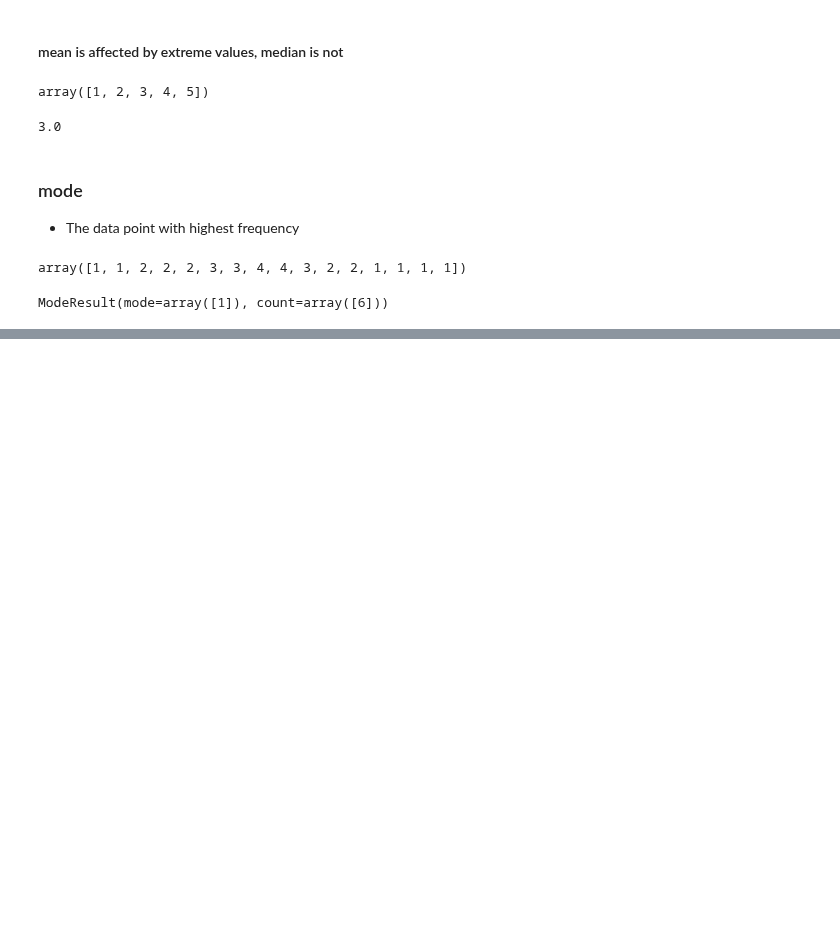
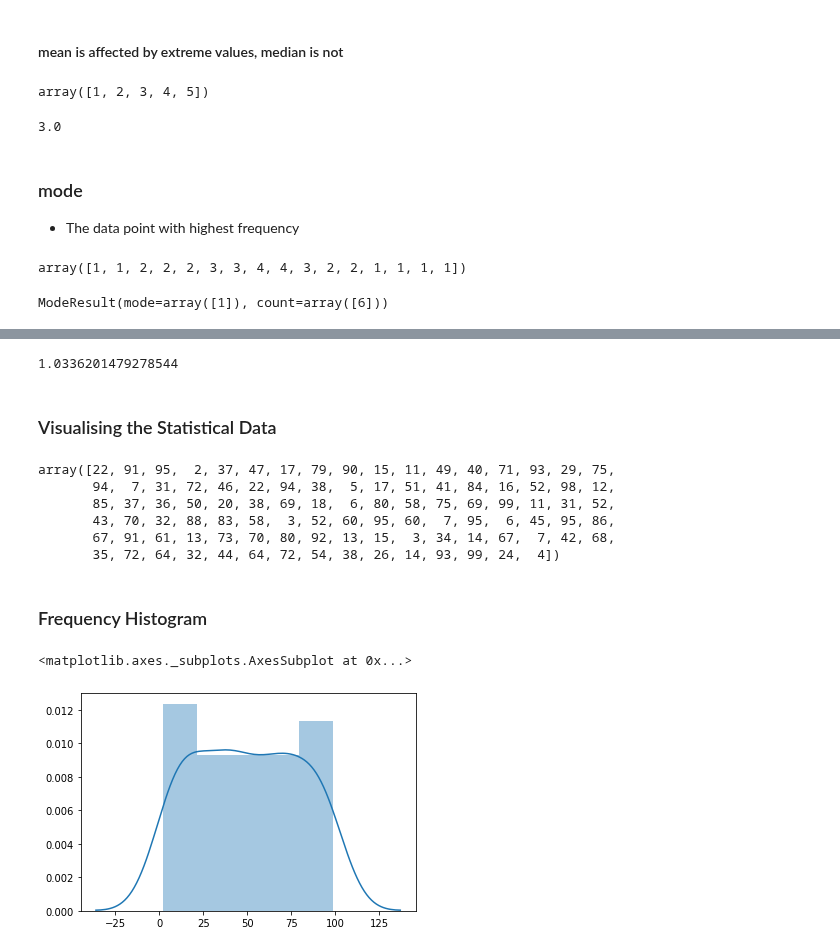
Before and after one commit to Vikas-KM/machine-learning, a Jupyter notebook: Exploratory_Data_Analysis/Basic_Statistics.ipynb, the cells around one changed output, grey strips where cells are left out. Cells and saved outputs as stored; diff of their text form; code cells hidden in the pictures; blank space fills up the shorter version.

Commit message:
variance and std deviation and seaborn hist plot

```diff
--- a/Exploratory_Data_Analysis/Basic_Statistics.ipynb
+++ b/Exploratory_Data_Analysis/Basic_Statistics.ipynb
@@ -43,0 +83,8 @@ ModeResult(mode=array([1]), count=array([6]))
+# %%
+# this means, MAJORITY values of x lie between
+lower_value = np.mean(x) - np.std(x)
+lower_value
+# %% [output]
+1.0336201479278544
+# %% [markdown]
+### Visualising the Statistical Data
@@ -43,0 +96,17 @@ ModeResult(mode=array([1]), count=array([6]))
+# %%
+x = np.random.randint(0, 100, 100)
+x
+# %% [output]
+array([22, 91, 95,  2, 37, 47, 17, 79, 90, 15, 11, 49, 40, 71, 93, 29, 75,
+       94,  7, 31, 72, 46, 22, 94, 38,  5, 17, 51, 41, 84, 16, 52, 98, 12,
+       85, 37, 36, 50, 20, 38, 69, 18,  6, 80, 58, 75, 69, 99, 11, 31, 52,
+       43, 70, 32, 88, 83, 58,  3, 52, 60, 95, 60,  7, 95,  6, 45, 95, 86,
+       67, 91, 61, 13, 73, 70, 80, 92, 13, 15,  3, 34, 14, 67,  7, 42, 68,
+       35, 72, 64, 32, 44, 64, 72, 54, 38, 26, 14, 93, 99, 24,  4])
+# %% [markdown]
+### Frequency Histogram
+# %%
+sns.distplot(x)
+# %% [output]
+<matplotlib.axes._subplots.AxesSubplot at 0x...>
+[figure, added]
```
Also changed, not shown: parts of 38 cells of this notebook.
